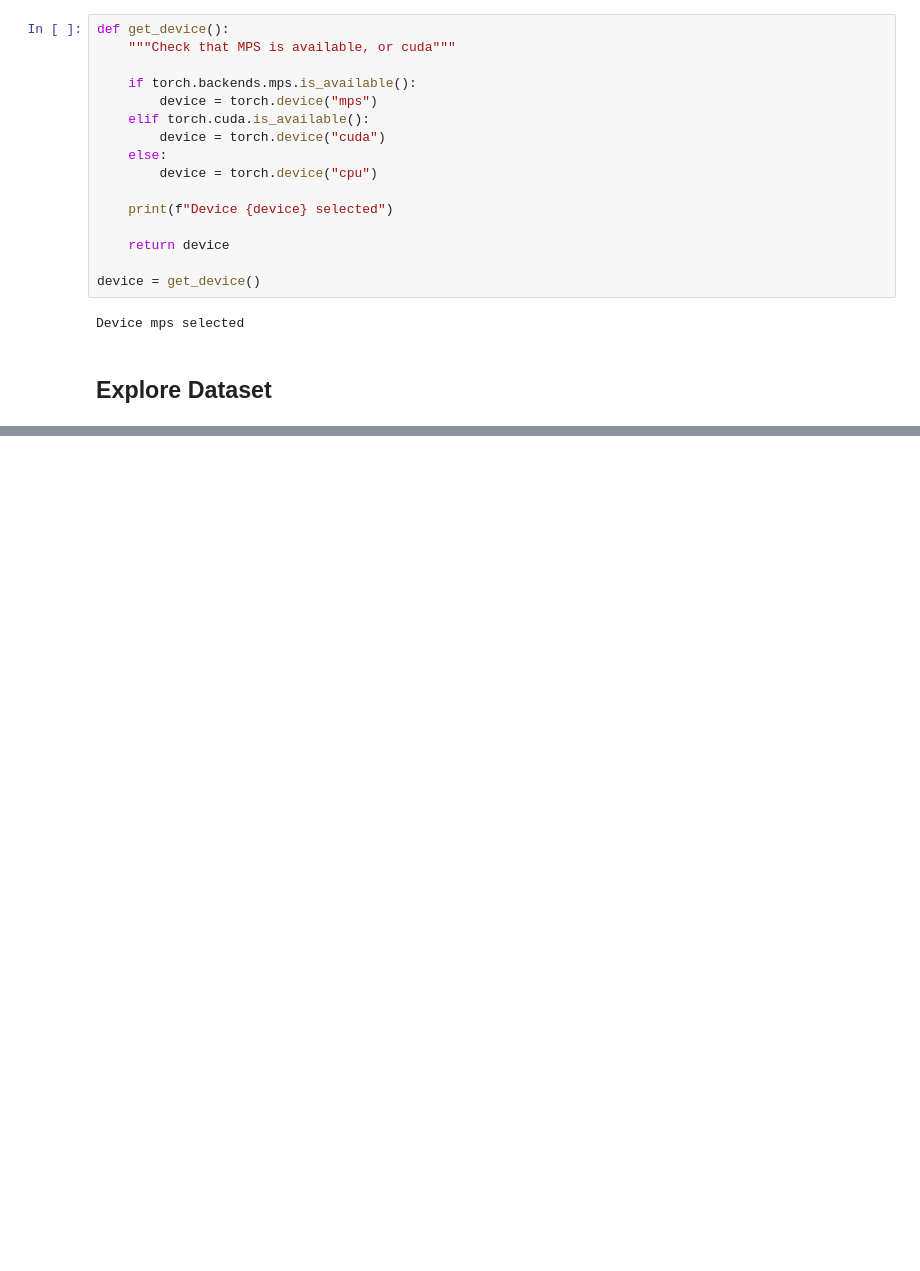
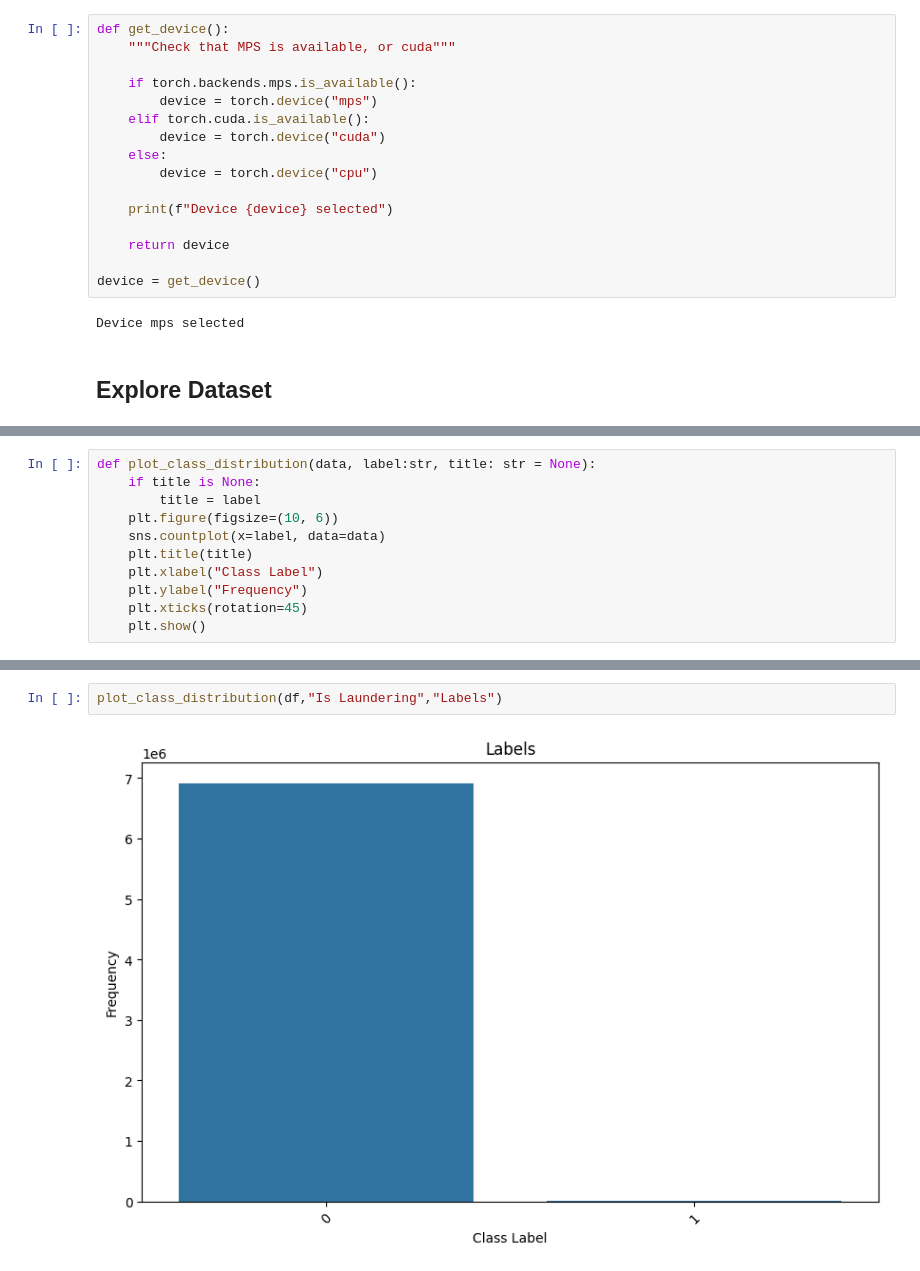
Before and after one commit to luca-marian/aml-detection, a Jupyter notebook: explore_dataset.ipynb, the cells around one changed output, grey strips where cells are left out. Saved outputs shown, nothing was run; the diff lists cells and outputs as text; blank space fills up the shorter version.

```diff
--- a/explore_dataset.ipynb
+++ b/explore_dataset.ipynb
@@ -90,0 +149,11 @@ df = pd.read_csv(AML_SMALL_DATASET)
+# %%
+def plot_class_distribution(data, label:str, title: str = None):
+    if title is None:
+        title = label
+    plt.figure(figsize=(10, 6))
+    sns.countplot(x=label, data=data)
+    plt.title(title)
+    plt.xlabel("Class Label")
+    plt.ylabel("Frequency")
+    plt.xticks(rotation=45)
+    plt.show()
@@ -90,0 +176,4 @@ df = pd.read_csv(AML_SMALL_DATASET)
+# %%
+plot_class_distribution(df,"Is Laundering","Labels")
+# %% [output]
+[figure, added]
```
Also changed, not shown: parts of 22 cells of this notebook.
